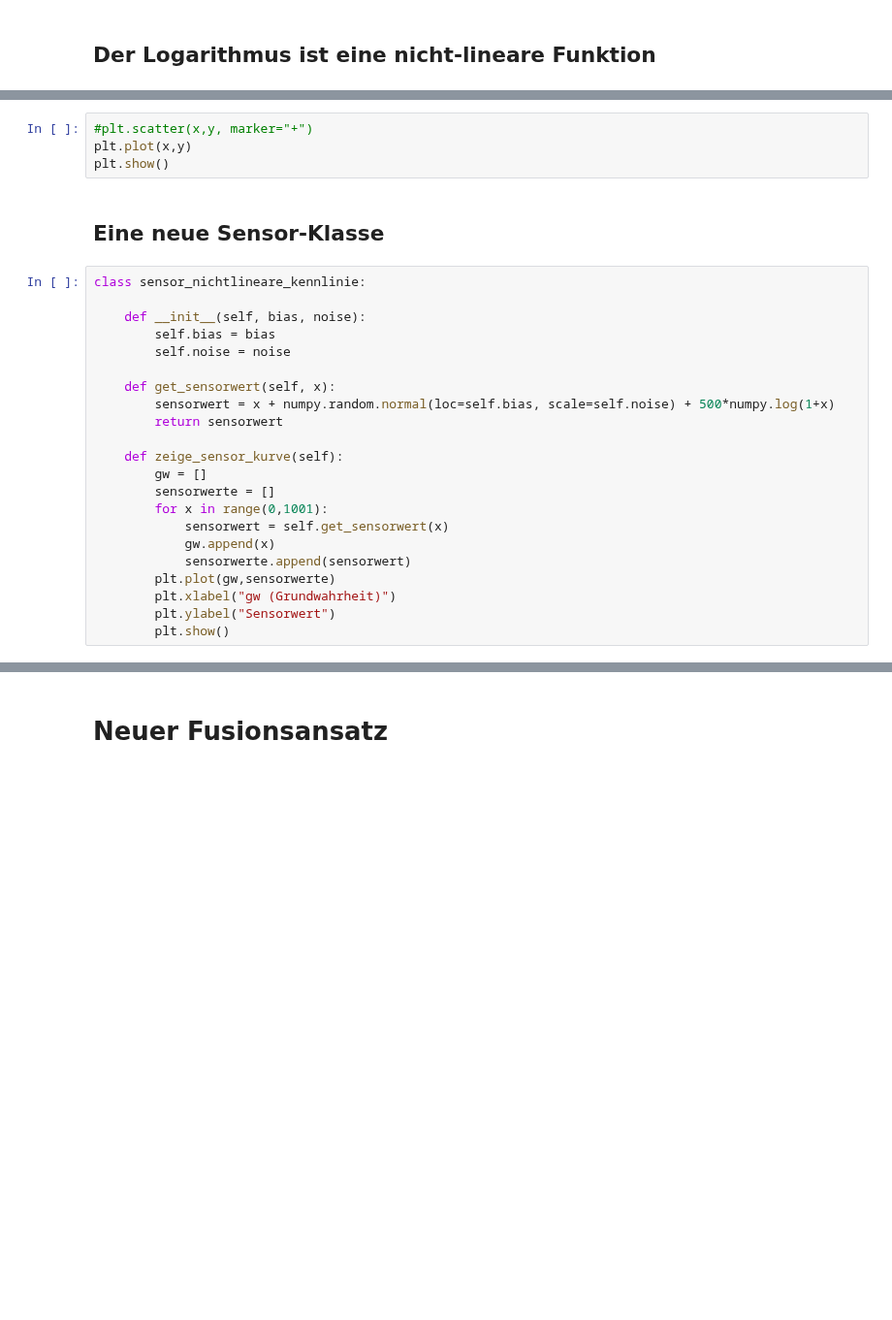
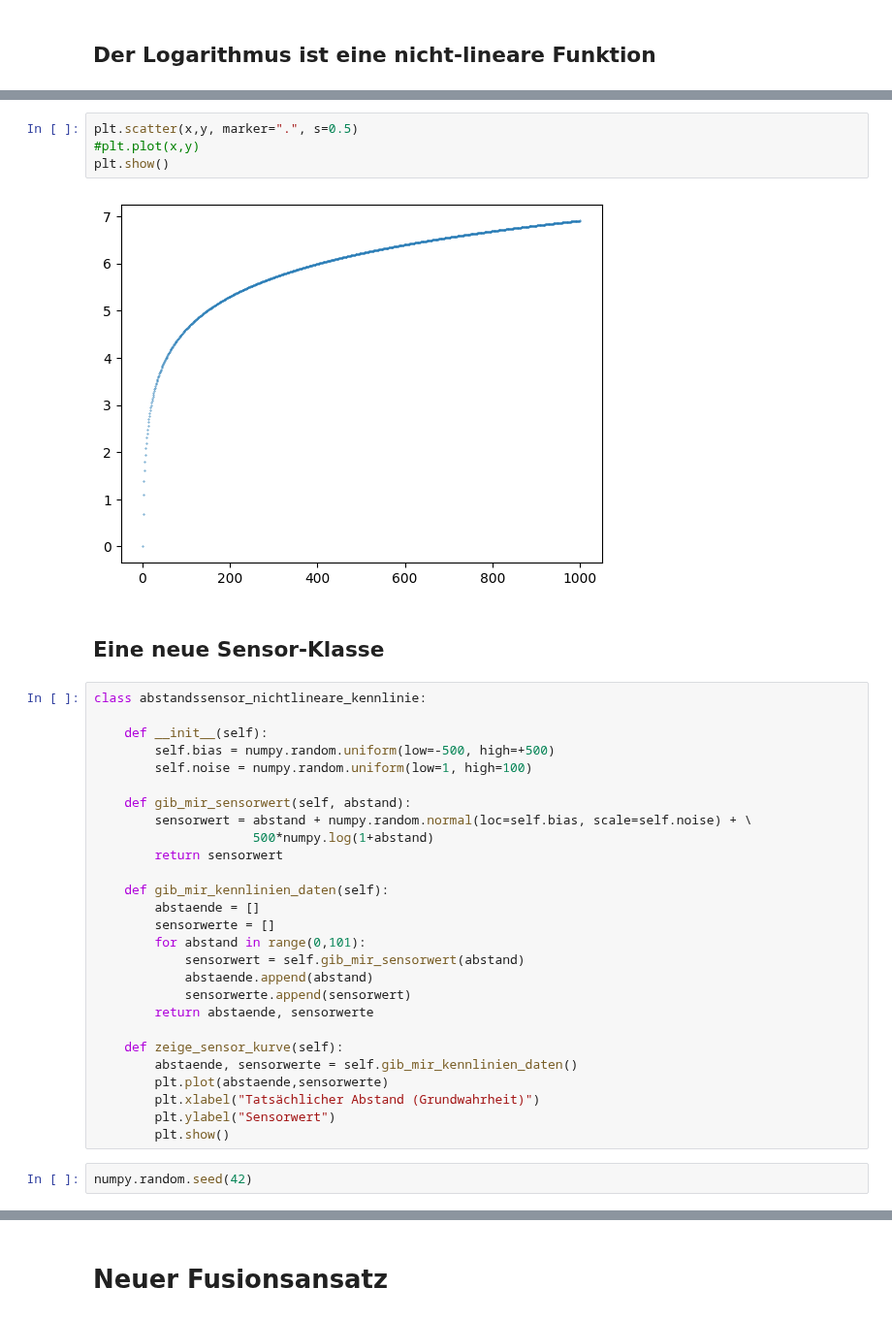
Before and after one commit to juebrauer/central, a Jupyter notebook: 003_distance_sensor_data_fusion/distance_sensor_data_fusion.ipynb, the cells around one changed output, grey strips where cells are left out. Shown at 97% size. Cells and saved outputs as stored; diff of their text form; blank space fills up the shorter version.

```diff
--- a/003_distance_sensor_data_fusion/distance_sensor_data_fusion.ipynb
+++ b/003_distance_sensor_data_fusion/distance_sensor_data_fusion.ipynb
@@ -387,29 +402,38 @@ y[:100]
 # %%
-#plt.scatter(x,y, marker="+")
-plt.plot(x,y)
+plt.scatter(x,y, marker=".", s=0.5)
+#plt.plot(x,y)
 plt.show()
+# %% [output]
+[figure, added]
 # %% [markdown]
 ## Eine neue Sensor-Klasse
 # %%
-class sensor_nichtlineare_kennlinie:
+class abstandssensor_nichtlineare_kennlinie:
 
-    def __init__(self, bias, noise):
-        self.bias = bias
-        self.noise = noise
+    def __init__(self):
+        self.bias = numpy.random.uniform(low=-500, high=+500)
+        self.noise = numpy.random.uniform(low=1, high=100)
 
-    def get_sensorwert(self, x):
-        sensorwert = x + numpy.random.normal(loc=self.bias, scale=self.noise) + 500*numpy.log(1+x)
+    def gib_mir_sensorwert(self, abstand):
+        sensorwert = abstand + numpy.random.normal(loc=self.bias, scale=self.noise) + \
+                     500*numpy.log(1+abstand)
         return sensorwert
 
+    def gib_mir_kennlinien_daten(self):
+        abstaende = []
+        sensorwerte = []
+        for abstand in range(0,101):
+            sensorwert = self.gib_mir_sensorwert(abstand)
+            abstaende.append(abstand)
+            sensorwerte.append(sensorwert)
+        return abstaende, sensorwerte
+
     def zeige_sensor_kurve(self):
-        gw = []
-        sensorwerte = []
-        for x in range(0,1001):
-            sensorwert = self.get_sensorwert(x)
-            gw.append(x)
-            sensorwerte.append(sensorwert)
-        plt.plot(gw,sensorwerte)
-        plt.xlabel("gw (Grundwahrheit)")
+        abstaende, sensorwerte = self.gib_mir_kennlinien_daten()
+        plt.plot(abstaende,sensorwerte)
+        plt.xlabel("Tatsächlicher Abstand (Grundwahrheit)")
         plt.ylabel("Sensorwert")
         plt.show()
+# %%
+numpy.random.seed(42)
 # %%
```
Also changed, not shown: parts of 77 cells of this notebook.
